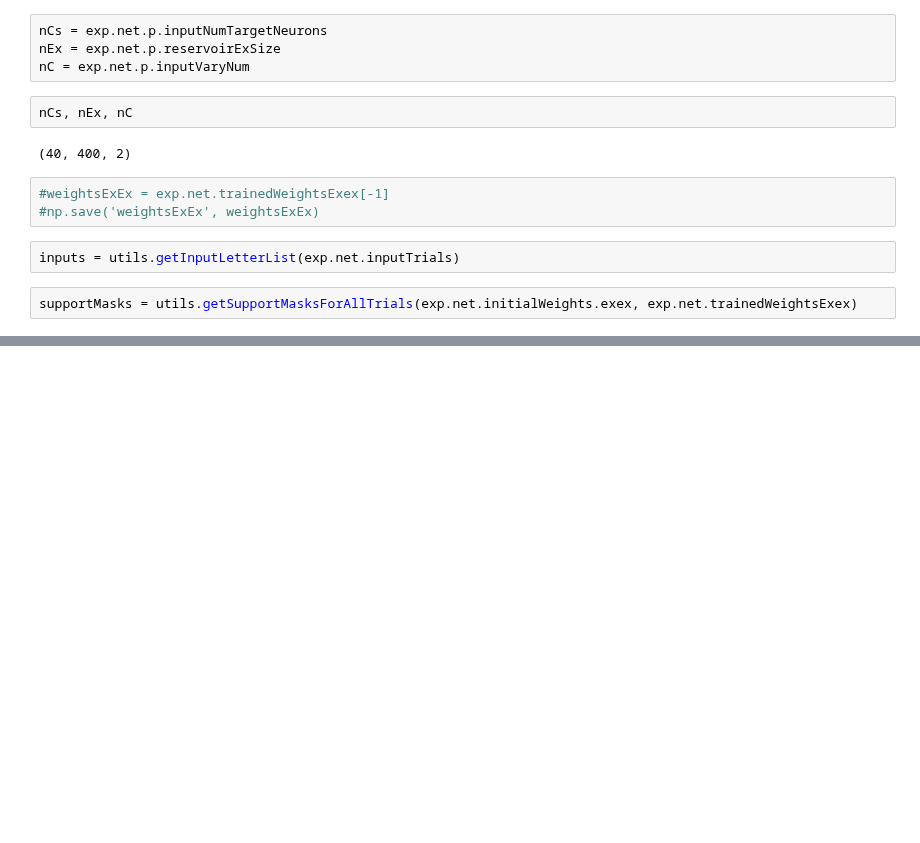
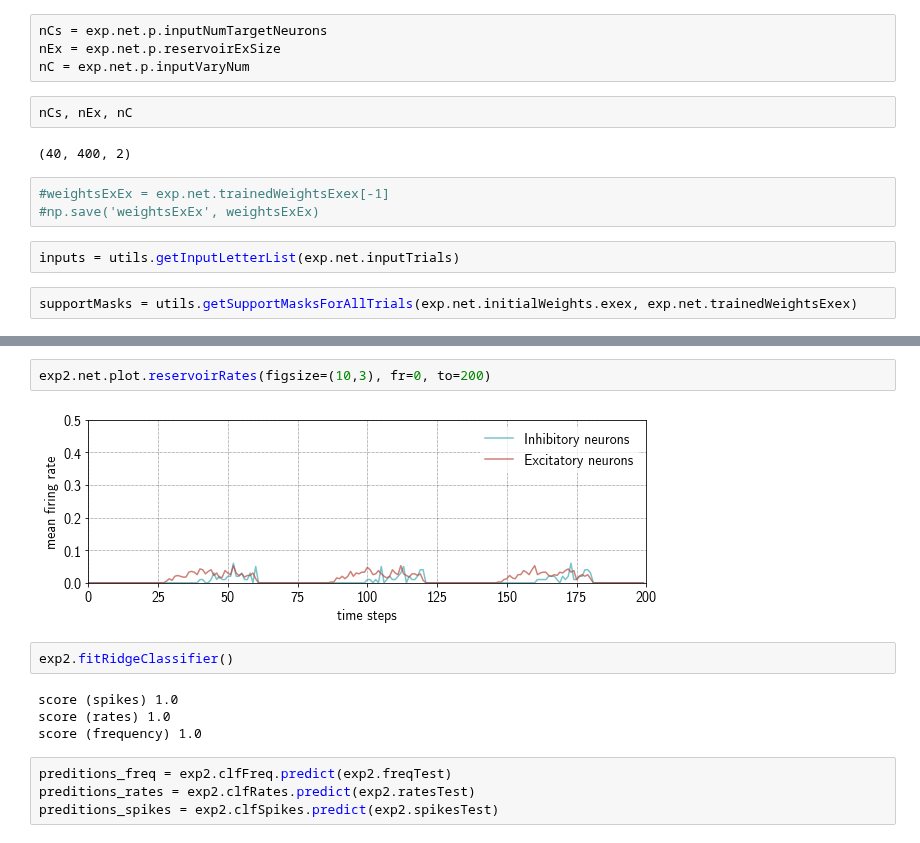
Before and after one commit to sagacitysite/pelenet, a Jupyter notebook: assemblies_v6-allocation_output-learning.ipynb, the cells around one changed output, grey strips where cells are left out. Drawn from its saved outputs; the diff is of its cells as text; blank space fills up the shorter version.

```diff
--- a/assemblies_v6-allocation_output-learning.ipynb
+++ b/assemblies_v6-allocation_output-learning.ipynb
@@ -203,0 +234,14 @@ exp2.run()
+# %%
+exp2.net.plot.reservoirRates(figsize=(10,3), fr=0, to=200)
+# %% [output]
+[figure, added]
+# %%
+exp2.fitRidgeClassifier()
+# %% [output]
+score (spikes) 1.0
+score (rates) 1.0
+score (frequency) 1.0
+# %%
+preditions_freq = exp2.clfFreq.predict(exp2.freqTest)
+preditions_rates = exp2.clfRates.predict(exp2.ratesTest)
+preditions_spikes = exp2.clfSpikes.predict(exp2.spikesTest)
```
Also changed, not shown: parts of 20 cells of this notebook, 2 other files.
